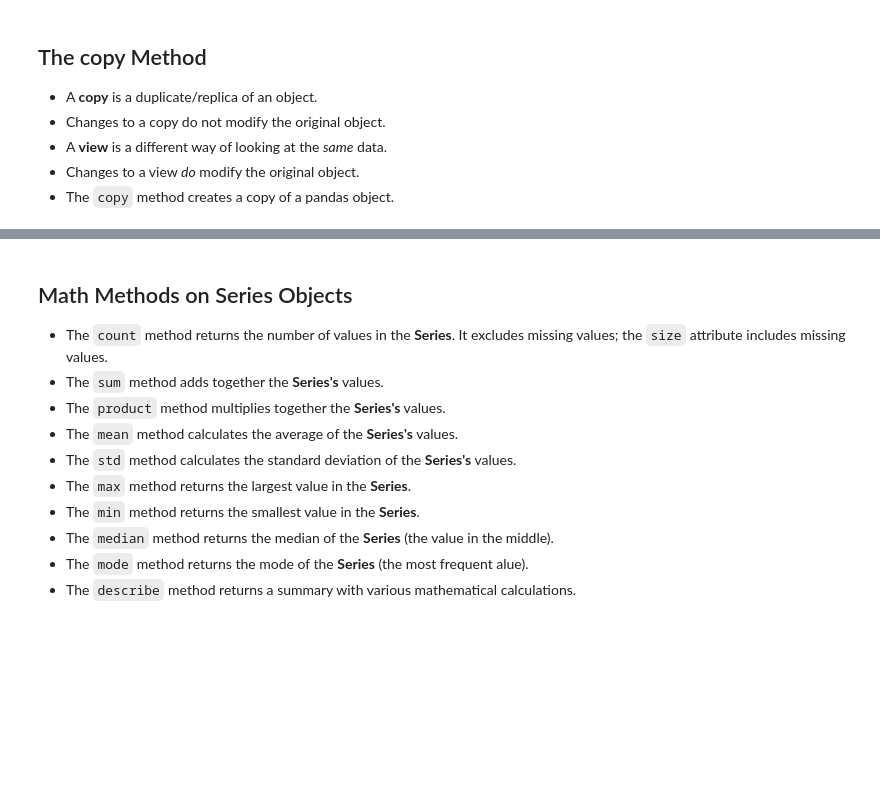
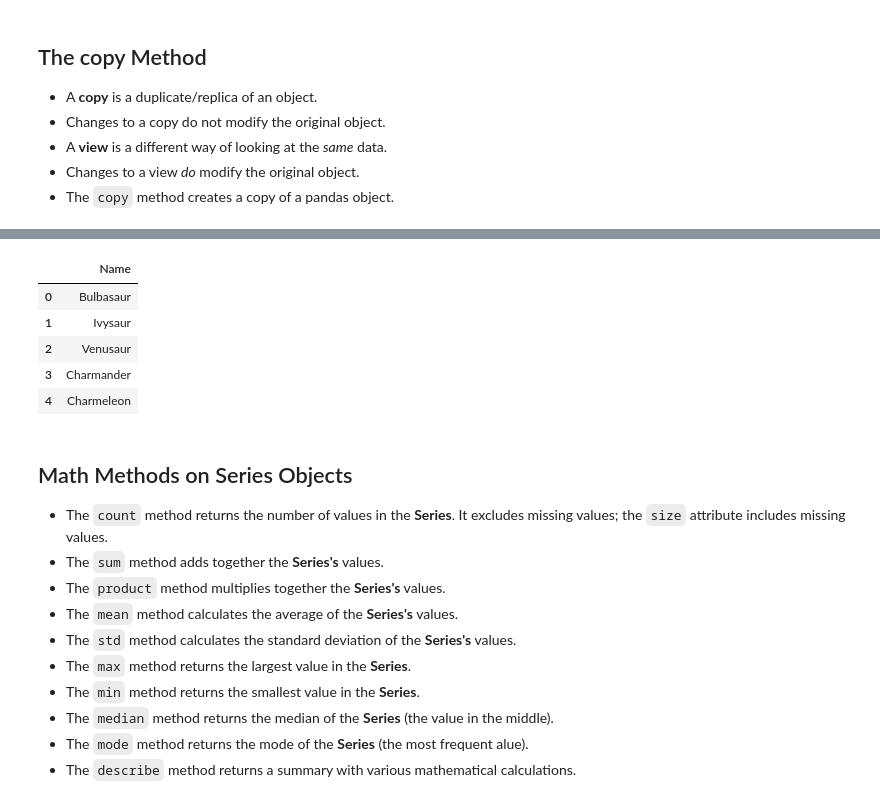
Before and after one commit to Lucas01iveira/Data-Engineering, a Jupyter notebook: Data Analysis with Pandas and Python/materials/pandas/Incomplete/03 - Series.ipynb, the cells around one changed output, grey strips where cells are left out. Drawn from its saved outputs; the diff is of its cells as text; code cells hidden in the pictures; blank space fills up the shorter version.

```diff
--- a/Data Analysis with Pandas and Python/materials/pandas/Incomplete/03 - Series.ipynb
+++ b/Data Analysis with Pandas and Python/materials/pandas/Incomplete/03 - Series.ipynb
@@ -579,0 +698,5 @@ pokemon.head()
+# %%
+pokemon_df = pd.read_csv('pokemon.csv', usecols= ['Name'])
+pokemon_series= pokemon_df.squeeze('columns').copy()
+
+# this will enforce pandas to create a complete new series object (it will not be a view of the dataframe anymore)
@@ -580,3 +713,12 @@ pokemon.head()
+# %%
+pokemon_df.head()
+# %% [output]
+|  | Name |
+| 0 | Bulbasaur |
+| 1 | Ivysaur |
+| 2 | Venusaur |
+| 3 | Charmander |
+| 4 | Charmeleon |
 # %% [markdown]
 ## Math Methods on Series Objects
 - The `count` method returns the number of values in the **Series**. It excludes missing values; the `size` attribute includes missing values.
```
Also changed, not shown: parts of 12 cells of this notebook.
